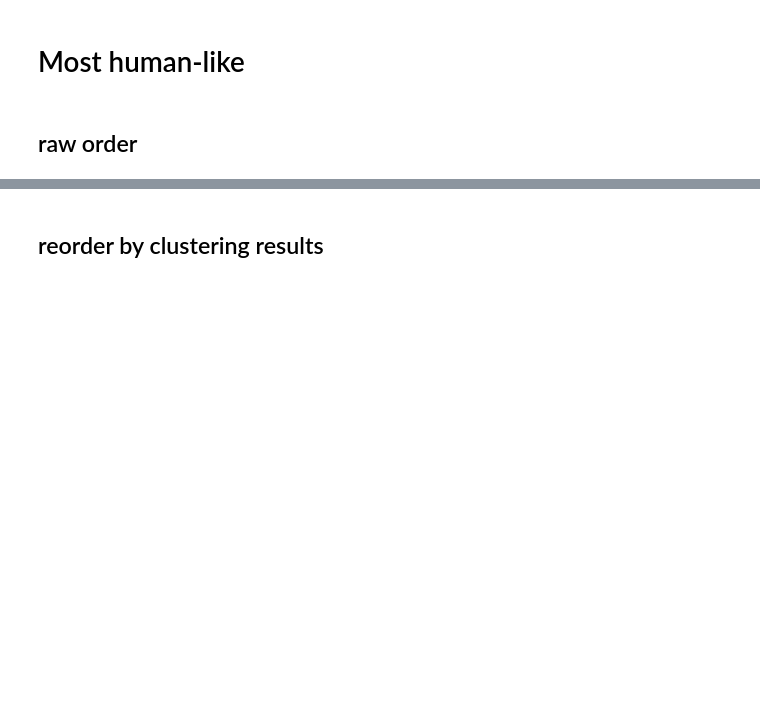
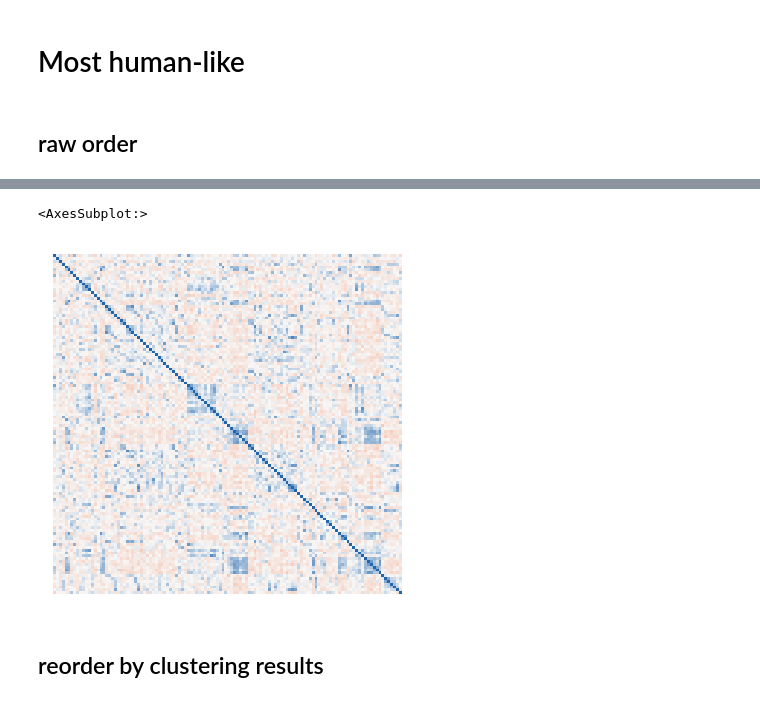
Before and after one commit to BNU-Wang-MSN-Lab/FAVEE-HPP, a Jupyter notebook: Study3/Across_history/3.Human_compare&Model_compare/3.correlation_human_bert.ipynb, the cells around one changed output, grey strips where cells are left out. Cells and saved outputs as stored; diff of their text form; code cells hidden in the pictures; blank space fills up the shorter version.

```diff
--- a/Study3/Across_history/3.Human_compare&Model_compare/3.correlation_human_bert.ipynb
+++ b/Study3/Across_history/3.Human_compare&Model_compare/3.correlation_human_bert.ipynb
@@ -311,3 +334,11 @@ sns.heatmap(bert_sim,xticklabels='',yticklabels='',cmap = cmaps,cbar=False,vmin=
+# %%
+plt.figure(figsize=(3,3),dpi=150)
+mycolor = ['#EF8A62','#F7F7F7','#2166AC']
+cmaps = mpl.colors.LinearSegmentedColormap.from_list('mylist',mycolor,N=100)
+sns.heatmap(bert_sim_ancient,xticklabels='',yticklabels='',cmap = cmaps,cbar=False,vmin=-1, vmax=1)
+# %% [output]
+<AxesSubplot:>
+[figure, added]
 # %% [markdown]
 ## reorder by clustering results
 # %%
```
Also changed, not shown: parts of 7 cells of this notebook, 1 other file.
